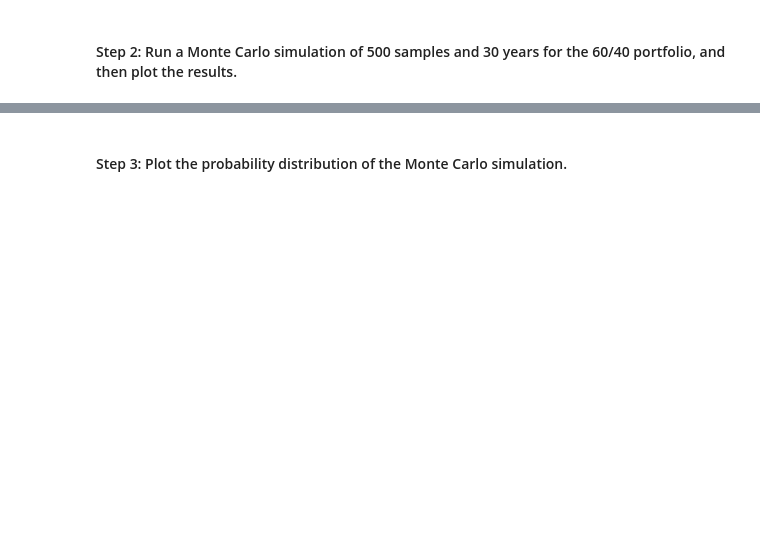
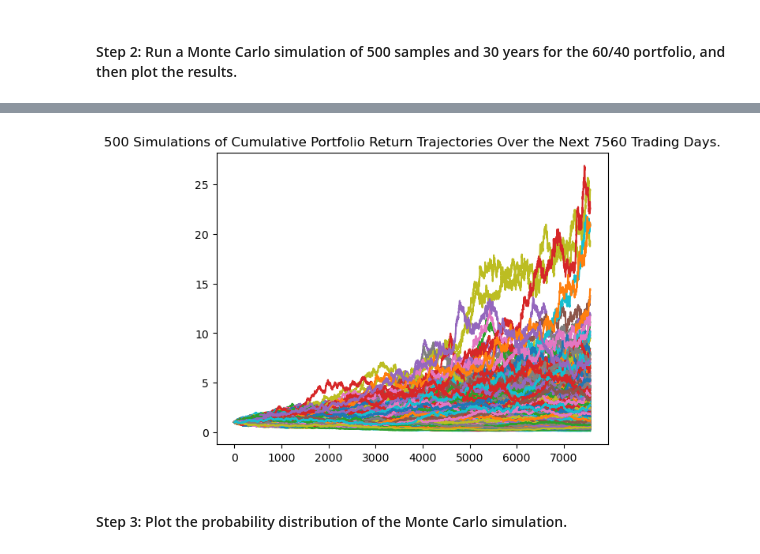
Before and after one commit to nielsdehaan1977/Fintech_Module5, a Jupyter notebook: financial_planning_tools.ipynb, the cells around one changed output, grey strips where cells are left out. Cells and saved outputs as stored; diff of their text form; code cells hidden in the pictures; blank space fills up the shorter version.

Commit message:
Updated financial planning tool and Updated Readme file and added images

```diff
--- a/financial_planning_tools.ipynb
+++ b/financial_planning_tools.ipynb
@@ -430,22 +430,29 @@ In this section, you’ll use the MCForecastTools library to create a Monte Carl
 # %%
 # Set start and end dates of 3 years back from your current date
 # Alternatively, you can use an end date of 2020-08-07 and work 3 years back from that date
-# YOUR CODE HERE
-# YOUR CODE HERE
+
+start_date_mc = pd.Timestamp("2019-12-27",tz="America/New_York").isoformat()
+end_date_mc = pd.Timestamp("2022-12-27",tz="America/New_York").isoformat()
 # %%
 # Use the Alpaca get_bars function to make the API call to get the 3 years worth of pricing data
 # The tickers and timeframe parameters should have been set in Part 1 of this activity
 # The start and end dates should be updated with the information set above
 # Remember to add the df property to the end of the call so the response is returned as a DataFrame
-# YOUR CODE HERE
+prices_df_mc = alpaca.get_bars(
+    tickers,
+    timeframe,
+    start = start_date_mc,
+    end = end_date_mc
+).df
 
 # Reorganize the DataFrame
 # Separate ticker data
-# YOUR CODE HERE
+AGG = prices_df_mc[prices_df_mc['symbol']=='AGG'].drop('symbol', axis=1)
+SPY = prices_df_mc[prices_df_mc['symbol']=='SPY'].drop('symbol', axis=1)
 
 # Concatenate the ticker DataFrames
-# YOUR CODE HERE
+prices_df_mc = pd.concat([AGG, SPY], axis=1, keys=["AGG", "SPY"])
 
 # Display both the first and last five rows of the DataFrame
-# YOUR CODE HERE
-# YOUR CODE HERE
+display(prices_df_mc.head())
+display(prices_df_mc.tail())
@@ -455,7 +479,13 @@ In this section, you’ll use the MCForecastTools library to create a Monte Carl
 # Configure the Monte Carlo simulation to forecast 30 years cumulative returns
 # The weights should be split 40% to AGG and 60% to SPY.
 # Run 500 samples.
-# YOUR CODE HERE
+
+MC_SPY_weight_60_30Y = MCSimulation(
+    portfolio_data = prices_df_mc,
+    weights = [.40,.60],
+    num_simulation = 500,
+    num_trading_days = 252*30
+)
 
 # Review the simulation input data
-# YOUR CODE HERE
+MC_SPY_weight_60_30Y.portfolio_data.head()
@@ -465,7 +528,9 @@ In this section, you’ll use the MCForecastTools library to create a Monte Carl
 # %%
 # Visualize the 30-year Monte Carlo simulation by creating an
 # overlay line plot
-# YOUR CODE HERE
+SPY_weight_60_30Y_line_plot = MC_SPY_weight_60_30Y.plot_simulation()
+# %% [output]
+[figure, added]
 # %% [markdown]
 #### Step 3: Plot the probability distribution of the Monte Carlo simulation.
 # %%
```
Also changed, not shown: parts of 27 cells of this notebook, 4 other files.
